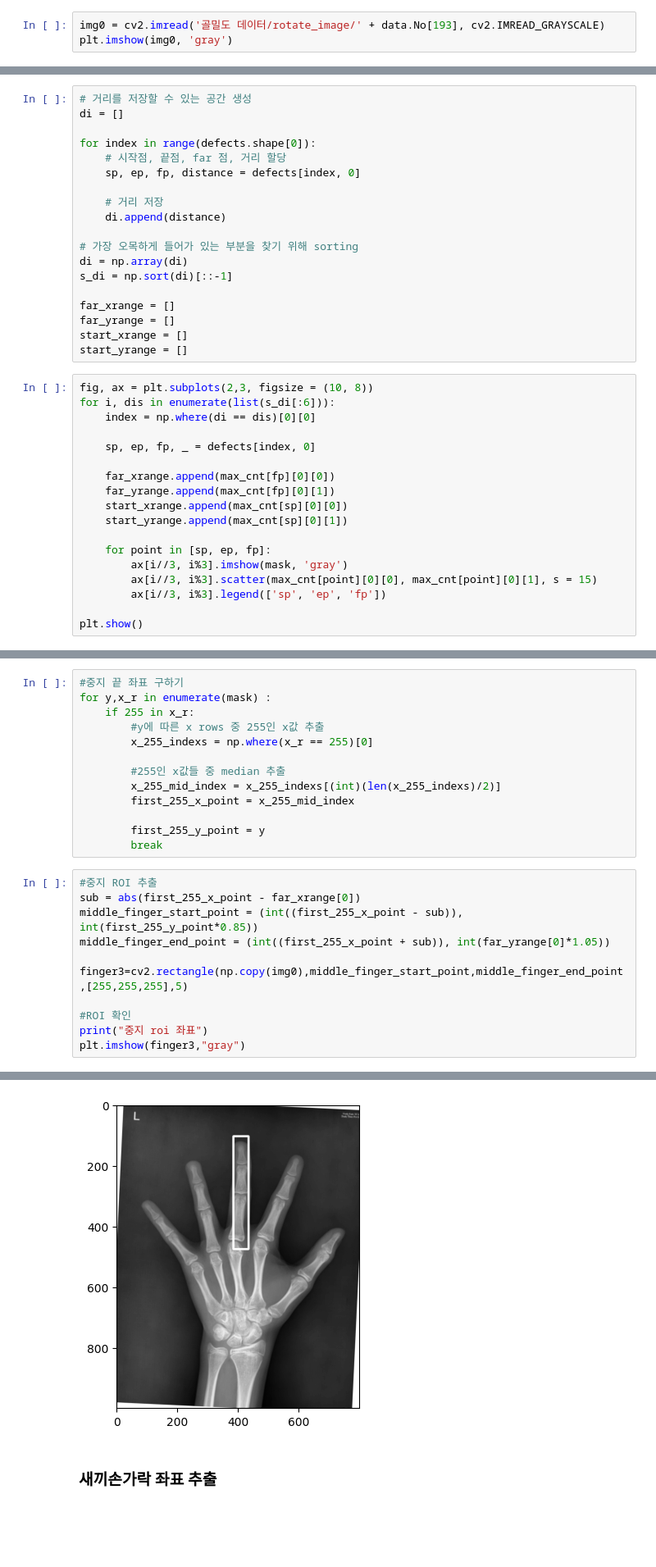
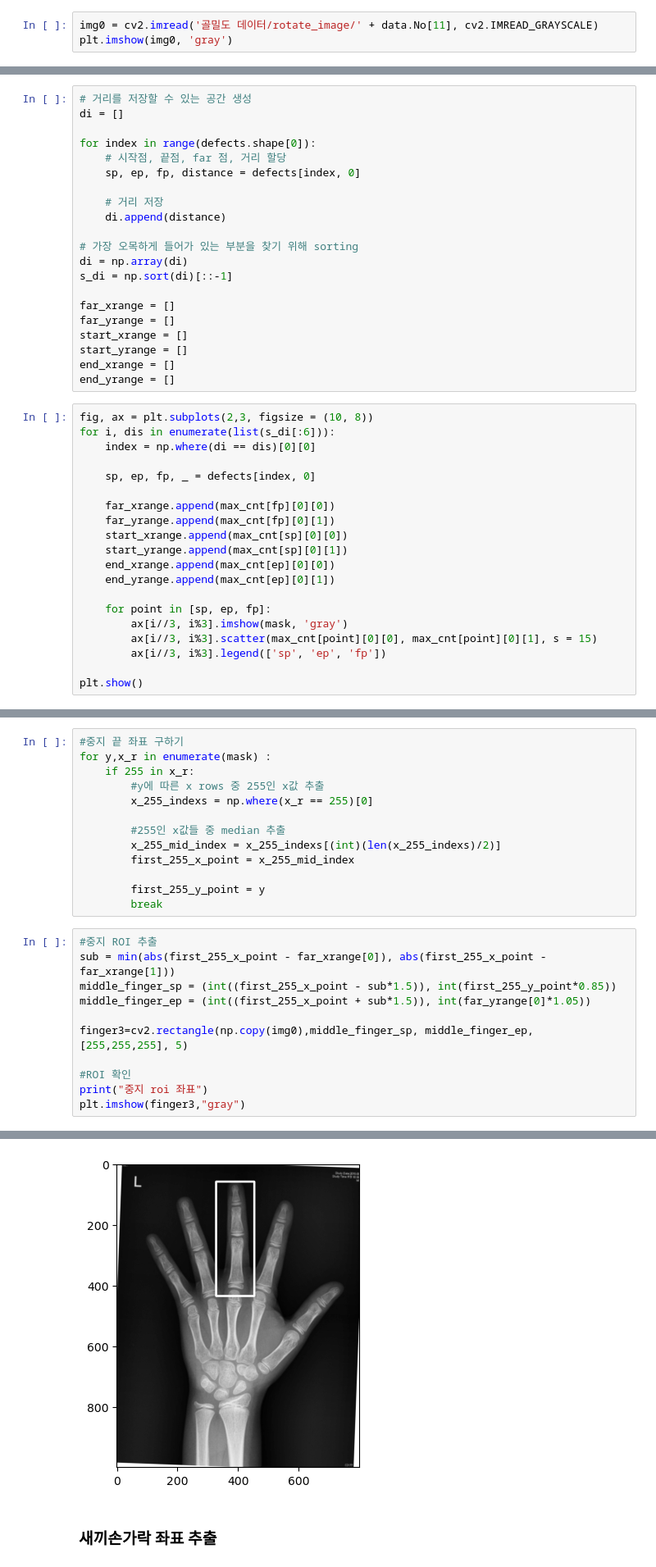
Before and after one commit to Junoflows/BoneAge_Project, a Jupyter notebook: image_roi.ipynb, the cells around one changed output, grey strips where cells are left out. Shown at 82% size. Drawn from its saved outputs; the diff is of its cells as text; blank space fills up the shorter version.

```diff
--- a/image_roi.ipynb
+++ b/image_roi.ipynb
@@ -41,7 +56,7 @@ data.head()
 ### 샘플이미지 ROI 추출
 + 샘플 이미지 로드 및 이진화
 # %%
-img0 = cv2.imread('골밀도 데이터/rotate_image/' + data.No[193], cv2.IMREAD_GRAYSCALE)
+img0 = cv2.imread('골밀도 데이터/rotate_image/' + data.No[11], cv2.IMREAD_GRAYSCALE)
 plt.imshow(img0, 'gray')
 # %% [output]
 <matplotlib.image.AxesImage at 0x...>
@@ -134,6 +149,8 @@ far_xrange = []
 far_yrange = []
 start_xrange = []
 start_yrange = []
+end_xrange = []
+end_yrange = []
 # %%
 fig, ax = plt.subplots(2,3, figsize = (10, 8))
 for i, dis in enumerate(list(s_di[:6])):
@@ -145,6 +162,8 @@ for i, dis in enumerate(list(s_di[:6])):
     far_yrange.append(max_cnt[fp][0][1])
     start_xrange.append(max_cnt[sp][0][0])
     start_yrange.append(max_cnt[sp][0][1])
+    end_xrange.append(max_cnt[ep][0][0])
+    end_yrange.append(max_cnt[ep][0][1])
 
     for point in [sp, ep, fp]:
         ax[i//3, i%3].imshow(mask, 'gray')
@@ -238,18 +229,18 @@ for y,x_r in enumerate(mask) :
         break
 # %%
 #중지 ROI 추출
-sub = abs(first_255_x_point - far_xrange[0])
-middle_finger_start_point = (int((first_255_x_point - sub)), int(first_255_y_point*0.85))
-middle_finger_end_point = (int((first_255_x_point + sub)), int(far_yrange[0]*1.05))
+sub = min(abs(first_255_x_point - far_xrange[0]), abs(first_255_x_point - far_xrange[1]))
+middle_finger_sp = (int((first_255_x_point - sub*1.5)), int(first_255_y_point*0.85))
+middle_finger_ep = (int((first_255_x_point + sub*1.5)), int(far_yrange[0]*1.05))
 
-finger3=cv2.rectangle(np.copy(img0),middle_finger_start_point,middle_finger_end_point,[255,255,255],5)
+finger3=cv2.rectangle(np.copy(img0),middle_finger_sp, middle_finger_ep, [255,255,255], 5)
 
 #ROI 확인
 print("중지 roi 좌표")
 plt.imshow(finger3,"gray")
 # %% [output]
 중지 roi 좌표
 <matplotlib.image.AxesImage at 0x...>
-[figure, old version]
+[figure, new version]
 # %% [markdown]
 ### 새끼손가락 좌표 추출
```
Also changed, not shown: parts of 32 cells of this notebook, 1 other file.
